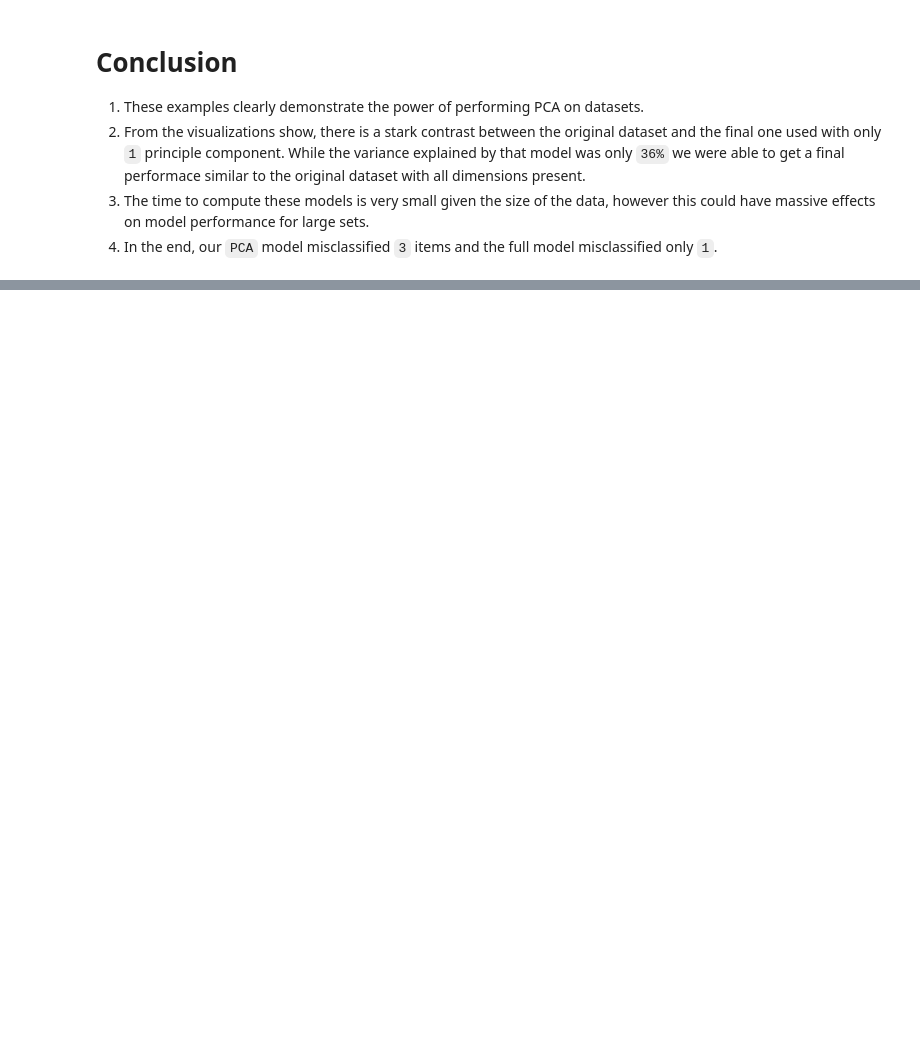
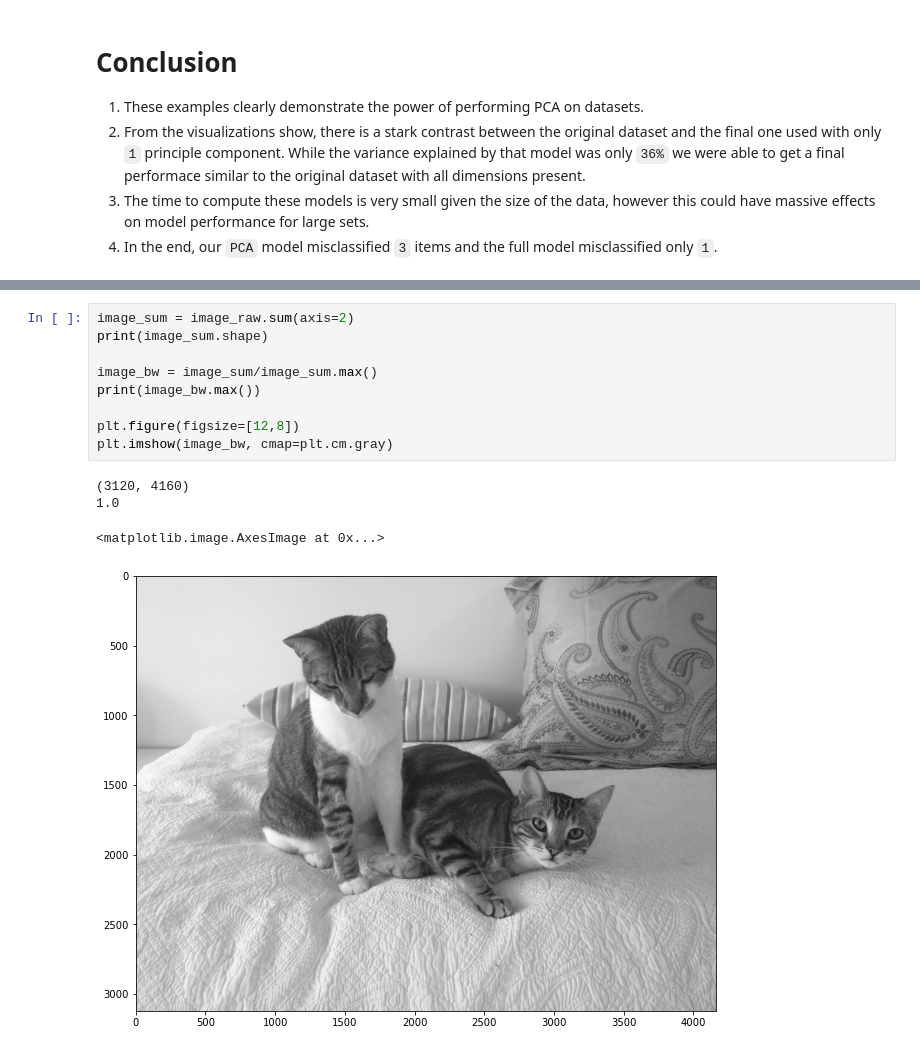
Before and after one commit to broepke/DATA110, a Jupyter notebook: Week 12/DATA110-Week12-broepke-Part-2.ipynb, the cells around one changed output, grey strips where cells are left out. Saved outputs shown, nothing was run; the diff lists cells and outputs as text; blank space fills up the shorter version.

```diff
--- a/Week 12/DATA110-Week12-broepke-Part-2.ipynb
+++ b/Week 12/DATA110-Week12-broepke-Part-2.ipynb
@@ -423,0 +450,14 @@ Pipeline(steps=[('features',
+# %%
+image_sum = image_raw.sum(axis=2)
+print(image_sum.shape)
+
+image_bw = image_sum/image_sum.max()
+print(image_bw.max())
+
+plt.figure(figsize=[12,8])
+plt.imshow(image_bw, cmap=plt.cm.gray)
+# %% [output]
+(3120, 4160)
+1.0
+<matplotlib.image.AxesImage at 0x...>
+[figure, added]
```
Also changed, not shown: parts of 19 cells of this notebook, 2 other files.
